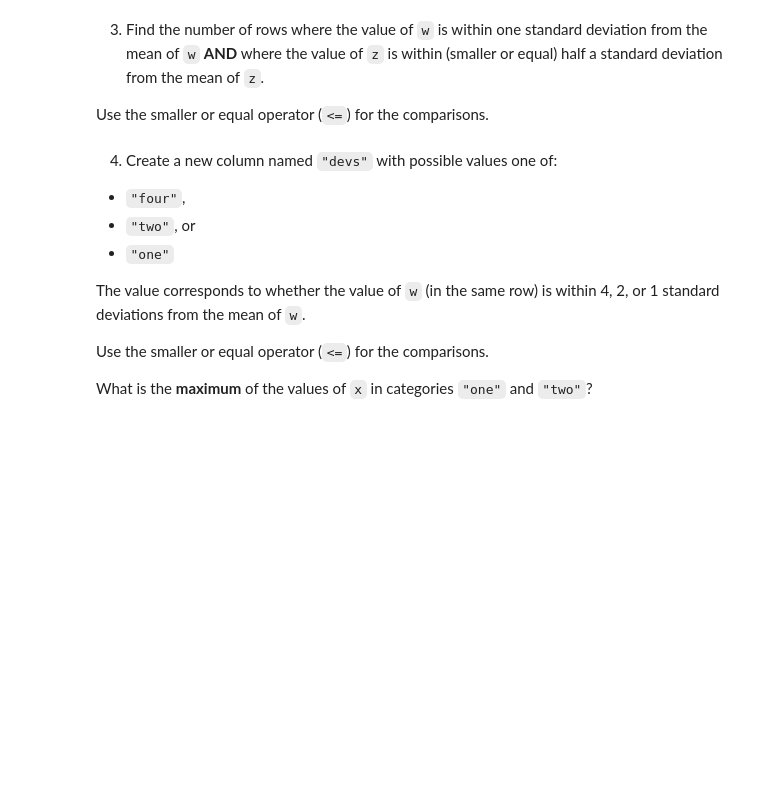
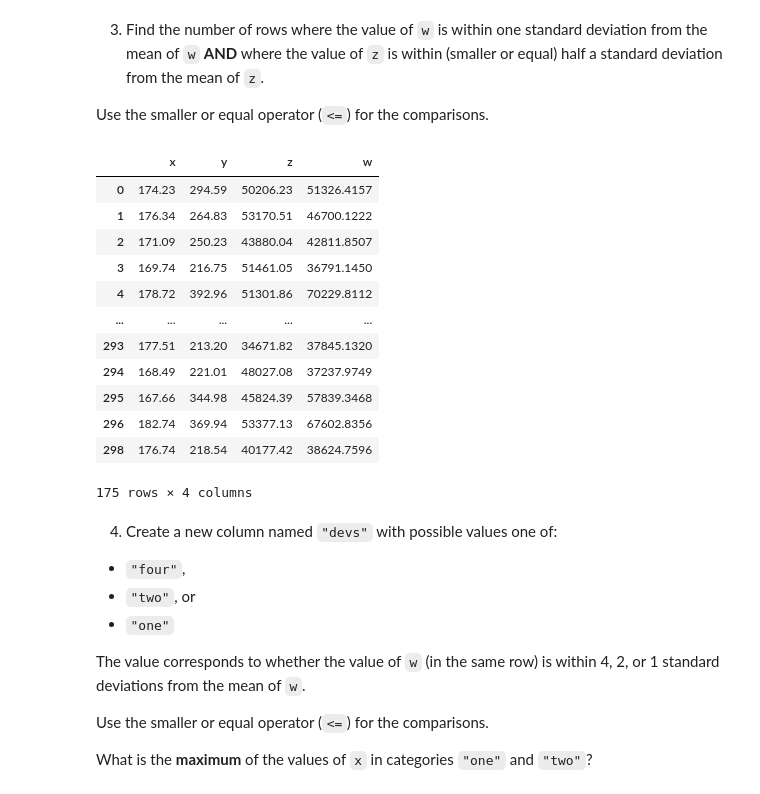
Before and after one commit to 0ctave/2022SAR-T07, a Jupyter notebook: course_files/session2/Session02-02-Pandas.ipynb, the cells around one changed output. Drawn from its saved outputs; the diff is of its cells as text; code cells hidden in the pictures; blank space fills up the shorter version.

```diff
--- a/course_files/session2/Session02-02-Pandas.ipynb
+++ b/course_files/session2/Session02-02-Pandas.ipynb
@@ -38,2 +74,5 @@ df_remote.tail(3)
 # %% [markdown]
 2. Create a new column named `w` which is the product of the values of `x` and `y`. Print the first 5 rows of the data.
+# %%
+df_remote['w'] = df_remote.x*df_remote.y
+df_remote.head()
@@ -41,6 +87,29 @@ df_remote.tail(3)
 3. Find the number of rows where the value of `w` is within one standard deviation from the mean of `w` **AND** where the value of `z` is within (smaller or equal) half a standard deviation from the mean of `z`.
 
 Use the smaller or equal operator (`<=`) for the comparisons.
+# %%
+first = abs((df_remote.w-df_remote.w.std())<=df_remote.w.mean())
+
+second = abs((df_remote.z-(df_remote.z.std()/2))<=df_remote.z.mean())
+
+final = first & second
+
+
+df_remote[final]
+# %% [output]
+|  | x | y | z | w |
+| 0 | 174.23 | 294.59 | 50206.23 | 51326.4157 |
+| 1 | 176.34 | 264.83 | 53170.51 | 46700.1222 |
+| 2 | 171.09 | 250.23 | 43880.04 | 42811.8507 |
+| 3 | 169.74 | 216.75 | 51461.05 | 36791.1450 |
+| 4 | 178.72 | 392.96 | 51301.86 | 70229.8112 |
+| ... | ... | ... | ... | ... |
+| 293 | 177.51 | 213.20 | 34671.82 | 37845.1320 |
+| 294 | 168.49 | 221.01 | 48027.08 | 37237.9749 |
+| 295 | 167.66 | 344.98 | 45824.39 | 57839.3468 |
+| 296 | 182.74 | 369.94 | 53377.13 | 67602.8356 |
+| 298 | 176.74 | 218.54 | 40177.42 | 38624.7596 |
+175 rows × 4 columns
 # %% [markdown]
 4. Create a new column named `"devs"` with possible values one of:
 * `"four"`,
```
Also changed, not shown: parts of 3 cells of this notebook, 1 other file.
